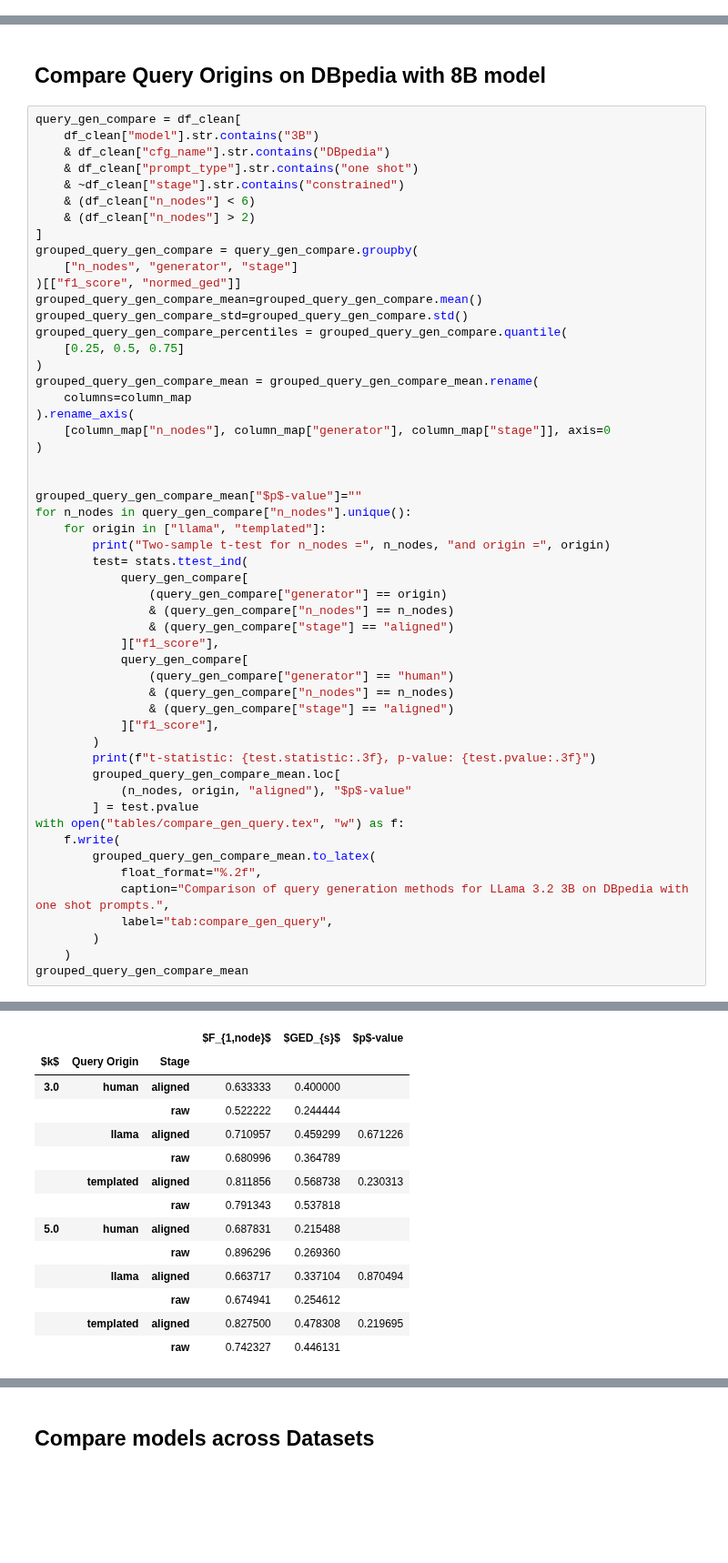
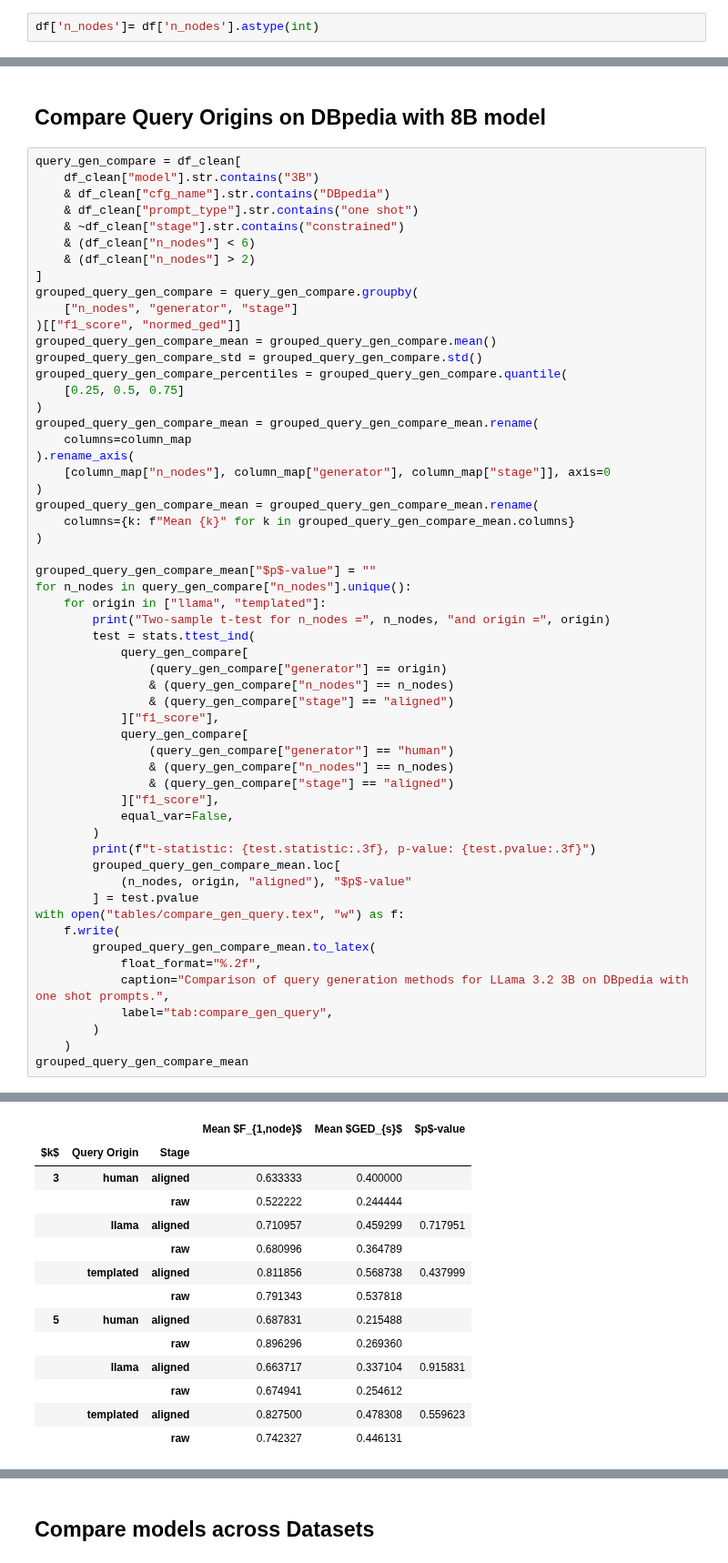
Before and after one commit to hereditary-eu/OnSET, a Jupyter notebook: exploration/querying/result-parse.ipynb, the cells around one changed output, grey strips where cells are left out. Shown at 91% size. Cells and saved outputs as stored; diff of their text form; blank space fills up the shorter version.

```diff
--- a/exploration/querying/result-parse.ipynb
+++ b/exploration/querying/result-parse.ipynb
@@ -104,6 +104,8 @@ df
 | 2101 | 0.000000 | 0.000000 | 0.000000 | 0.000000 | 0.000000 | 0.000 | 93.0 | -0.056818 | A person is a member of a sports ... | ... |
 | 2102 | 0.727273 | 1.000000 | 0.571429 | 0.181818 | 0.333333 | 0.125 | 86.0 | 0.022727 | A person is a member of a sports ... | ... |
 26376 rows × 18 columns
+# %%
+df['n_nodes']= df['n_nodes'].astype(int)
 # %%
 df["model"].unique()
 # %% [output]
@@ -238,8 +240,8 @@ query_gen_compare = df_clean[
 grouped_query_gen_compare = query_gen_compare.groupby(
     ["n_nodes", "generator", "stage"]
 )[["f1_score", "normed_ged"]]
-grouped_query_gen_compare_mean=grouped_query_gen_compare.mean()
-grouped_query_gen_compare_std=grouped_query_gen_compare.std()
+grouped_query_gen_compare_mean = grouped_query_gen_compare.mean()
+grouped_query_gen_compare_std = grouped_query_gen_compare.std()
 grouped_query_gen_compare_percentiles = grouped_query_gen_compare.quantile(
     [0.25, 0.5, 0.75]
 )
@@ -248,13 +250,15 @@ grouped_query_gen_compare_mean = grouped_query_gen_compare_mean.rename(
 ).rename_axis(
     [column_map["n_nodes"], column_map["generator"], column_map["stage"]], axis=0
 )
+grouped_query_gen_compare_mean = grouped_query_gen_compare_mean.rename(
+    columns={k: f"Mean {k}" for k in grouped_query_gen_compare_mean.columns}
+)
 
-
-grouped_query_gen_compare_mean["$p$-value"]=""
+grouped_query_gen_compare_mean["$p$-value"] = ""
 for n_nodes in query_gen_compare["n_nodes"].unique():
     for origin in ["llama", "templated"]:
         print("Two-sample t-test for n_nodes =", n_nodes, "and origin =", origin)
-        test= stats.ttest_ind(
+        test = stats.ttest_ind(
             query_gen_compare[
                 (query_gen_compare["generator"] == origin)
                 & (query_gen_compare["n_nodes"] == n_nodes)
@@ -265,6 +269,7 @@ for n_nodes in query_gen_compare["n_nodes"].unique():
                 & (query_gen_compare["n_nodes"] == n_nodes)
                 & (query_gen_compare["stage"] == "aligned")
             ]["f1_score"],
+            equal_var=False,
         )
         print(f"t-statistic: {test.statistic:.3f}, p-value: {test.pvalue:.3f}")
         grouped_query_gen_compare_mean.loc[
@@ -291,14 +296,14 @@ t-statistic: 1.236, p-value: 0.220
-|  |  |  | $F_{1,node}$ | $GED_{s}$ | $p$-value |
+|  |  |  | Mean $F_{1,node}$ | Mean $GED_{s}$ | $p$-value |
 | $k$ | Query Origin | Stage |  |  |  |
-| 3.0 | human | aligned | 0.633333 | 0.400000 |  |
+| 3 | human | aligned | 0.633333 | 0.400000 |  |
 |  |  | raw | 0.522222 | 0.244444 |  |
-|  | llama | aligned | 0.710957 | 0.459299 | 0.671226 |
+|  | llama | aligned | 0.710957 | 0.459299 | 0.717951 |
 |  |  | raw | 0.680996 | 0.364789 |  |
-|  | templated | aligned | 0.811856 | 0.568738 | 0.230313 |
+|  | templated | aligned | 0.811856 | 0.568738 | 0.437999 |
 |  |  | raw | 0.791343 | 0.537818 |  |
-| 5.0 | human | aligned | 0.687831 | 0.215488 |  |
+| 5 | human | aligned | 0.687831 | 0.215488 |  |
 |  |  | raw | 0.896296 | 0.269360 |  |
-|  | llama | aligned | 0.663717 | 0.337104 | 0.870494 |
+|  | llama | aligned | 0.663717 | 0.337104 | 0.915831 |
 |  |  | raw | 0.674941 | 0.254612 |  |
-|  | templated | aligned | 0.827500 | 0.478308 | 0.219695 |
+|  | templated | aligned | 0.827500 | 0.478308 | 0.559623 |
 |  |  | raw | 0.742327 | 0.446131 |  |
```
Also changed, not shown: parts of 13 cells of this notebook, 19 other files.
